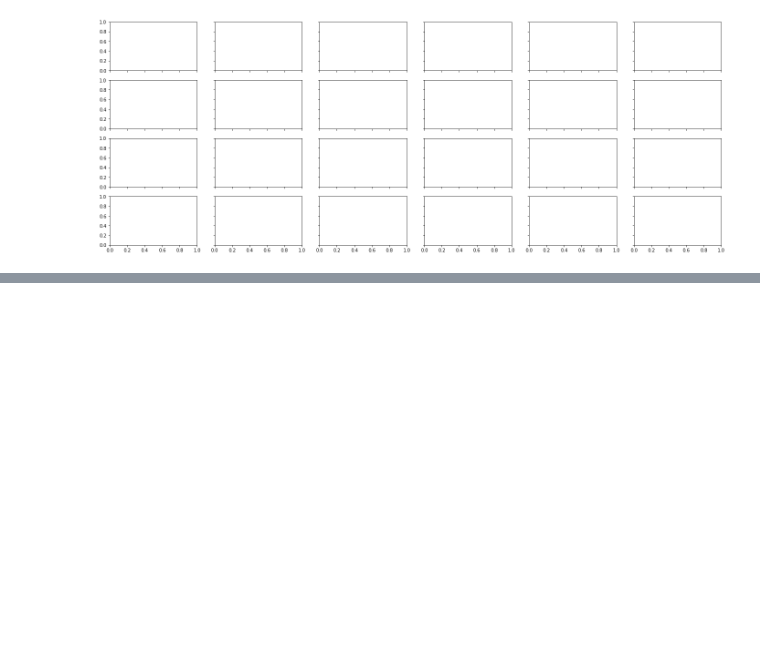
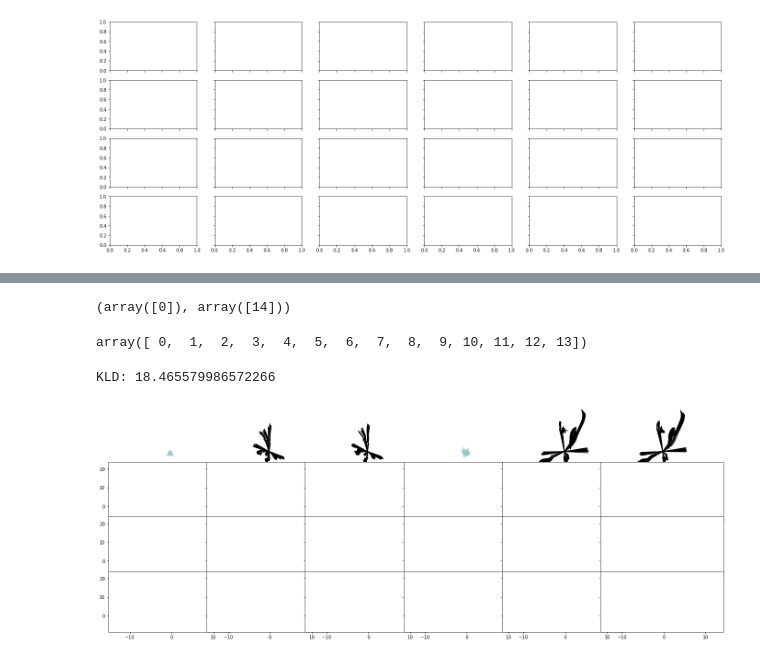
Before and after one commit to ellismith/morphvae, a Jupyter notebook: Cluster walks and sample neurons.ipynb, the cells around one changed output, grey strips where cells are left out. Cells and saved outputs as stored; diff of their text form; code cells hidden in the pictures; blank space fills up the shorter version.

```diff
--- a/Cluster walks and sample neurons.ipynb
+++ b/Cluster walks and sample neurons.ipynb
@@ -60,7 +60,7 @@ rw_i = np.round(trg_data, 2)
 # %%
 device = torch.device('cuda' if torch.cuda.is_available() else 'cpu')
 
-config = dict(input_dim =3, embed_dim=32, hidden_dim=32, latent_dim=32, num_layers = 2, kappa=500, dropout=.1)
+config = dict(input_dim =3, embed_dim=16, hidden_dim=16, latent_dim=8, num_layers = 2, kappa=500, dropout=.1)
 
 model = create_model(config, device)
 # %% [output]
@@ -677,0 +719,8 @@ NameError: name 'new_neurons' is not defined
+# %%
+np.unique(labels, return_counts = True)
+# %% [output]
+(array([0]), array([14]))
+# %%
+np.where(labels == 0)[0]
+# %% [output]
+array([ 0,  1,  2,  3,  4,  5,  6,  7,  8,  9, 10, 11, 12, 13])
@@ -677,0 +743,64 @@ NameError: name 'new_neurons' is not defined
+# %%
+with torch.no_grad():
+    bs, n_walks, walk_length, input_dim = src_data.shape
+    src = src_data.view(-1,walk_length,input_dim).transpose(0,1).to(device)
+    # src = [walk length , bs * n_walks, input_dim]
+    trg = trg_data.view(-1,walk_length,input_dim).transpose(0,1).to(device)
+    seq_len = seq_len.view(-1).to(device)
+    output = model(src, seq_len, trg, 0)
+# %%
+colors = sns.color_palette('icefire', n_colors=15)
+fig, axes = plt.subplots(4,6, sharex=True, sharey=True, figsize=(24,9))
+axes = axes.flatten()
+model.eval()
+vmf = vMF(LATENT_DIM, kappa=500)
+
+k = 0
+for ix in random_indices:
+    rw_rep = rw_i[ix]
+
+    # get the encoded random walks. This only works if I have passed the data through already
+    mus = model.h[ix*n_walks: ix*n_walks+n_walks]
+    orig_seq_len = seq_len[ix*n_walks: ix*n_walks+n_walks].cpu()
+    decoded_rws = sample_rws(model, vmf, mus, orig_seq_len=orig_seq_len ,
+                             n_samples=2, max_trg_len=walk_length, min_angle=np.pi/2.4, init_state=trg[0,ix*n_walks])
+
+    # cluster the rws
+    clustered_rws = []
+    clustered_results = []
+    for rws in decoded_rws:
+        clus_res, clus_rws = get_clustered_rws_agglom(rws, dist_thresh=.25)
+        clustered_rws.append(clus_rws.reshape((1,)+clus_rws.shape))
+        clustered_results.append(clus_res)
+    clustered_rws = np.vstack(clustered_rws)
+    # reduce to trees
+    new_neurons = []
+    for clus_res in clustered_results:
+        N = tree_from_clustered_result(clus_res)
+        new_neurons.append(N)
+
+    if k == 0 or k ==3:
+        c= colors[0]
+    elif k == 6 or k ==9:
+        c= colors[2]
+    elif k == 12 or k ==15:
+        c= colors[4]
+    elif k == 18 or k ==21:
+        c= colors[6]
+
+    neurons[indices[ix]].draw_2D(ax=axes[k], dendrite_color=c, projection='xy')
+    axes[k].axis('off')
+    axes[k].set_aspect('equal')
+
+    for l in range(k+1,k+3):
+
+        sampled_rws = decoded_rws[l-k-1]
+        axes[l].plot(sampled_rws[:,:,0].T, sampled_rws[:,:,1].T, c='darkgrey')
+        axes[l].axis('off')
+        axes[l].set_aspect('equal')
+        new_neurons[l-k-1].draw_2D(projection='xy', dendrite_color='k', ax=axes[l])
+    k += 3
+fig.subplots_adjust(hspace=-.1, wspace=-.2)
+# %% [output]
+KLD: 18.465579986572266
+[figure, added]
```
Also changed, not shown: parts of 8 cells of this notebook, 3 other files.
